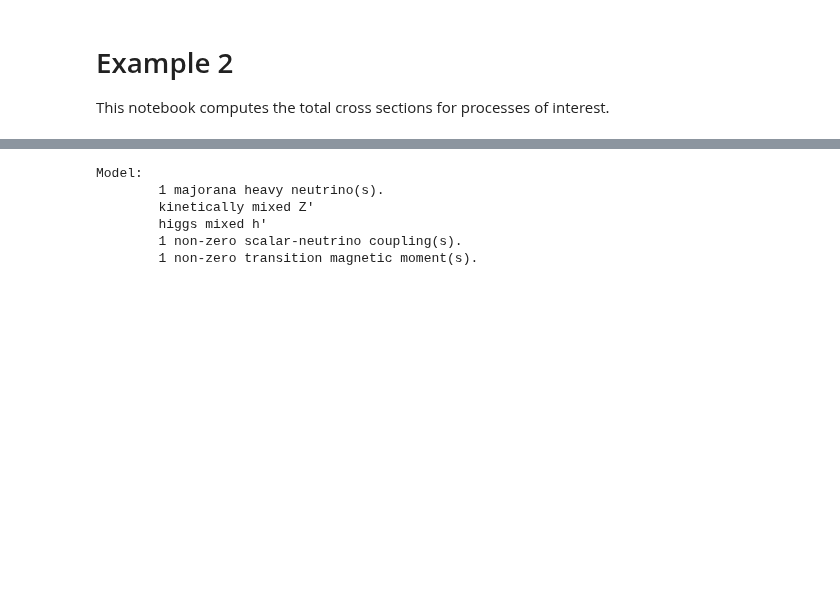
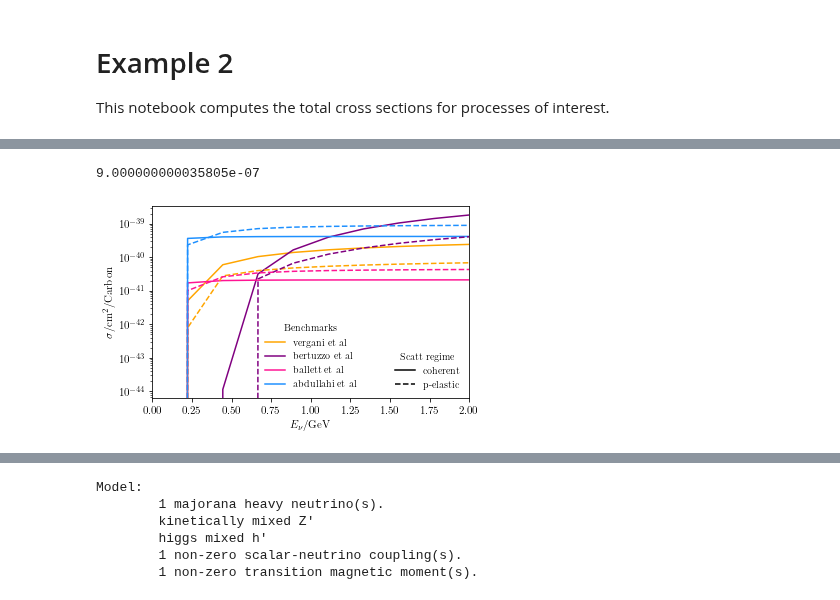
Before and after one commit to mhostert/DarkNews-generator, a Jupyter notebook: examples/Example_2_total_xsecs.ipynb, the cells around one changed output, grey strips where cells are left out. Saved outputs shown, nothing was run; the diff lists cells and outputs as text; code cells hidden in the pictures; blank space fills up the shorter version.

Commit message:
expanded example 2

```diff
--- a/examples/Example_2_total_xsecs.ipynb
+++ b/examples/Example_2_total_xsecs.ipynb
@@ -46,0 +92,44 @@ def std_savefig(fig, path):
+# %%
+calculator_bertuzzo.ups_case.Vij**2/calculator_bertuzzo.bsm_model.gD**2
+# %% [output]
+9.000000000035805e-07
+# %%
+Enu_range=np.linspace(0,2,10)
+
+vergani = (calculator_vergani.total_xsec(Enu_range, NEVAL=1000, NINT=10), calculator_vergani_pel.total_xsec(Enu_range, NEVAL=1000, NINT=10))
+bertuzzo = (calculator_bertuzzo.total_xsec(Enu_range, NEVAL=1000, NINT=10), calculator_bertuzzo_pel.total_xsec(Enu_range, NEVAL=1000, NINT=10))
+ballett = (calculator_ballett.total_xsec(Enu_range, NEVAL=1000, NINT=10), calculator_ballett_pel.total_xsec(Enu_range, NEVAL=1000, NINT=10))
+abdullahi = (calculator_abdullahi.total_xsec(Enu_range, NEVAL=1000, NINT=10), calculator_abdullahi_pel.total_xsec(Enu_range, NEVAL=1000, NINT=10))
+# %%
+fig, ax = std_fig(axes_form=[0.1,0.15,0.88,0.74], transparent=True, figsize=(5,3.6))
+
+l1,= ax.plot(Enu_range, vergani[0], label=calculator_vergani.bsm_model.name.replace("_"," "), c='orange')
+l2,= ax.plot(Enu_range, bertuzzo[0], label=calculator_bertuzzo.bsm_model.name.replace("_"," "), c='purple')
+l3,= ax.plot(Enu_range, ballett[0], label=calculator_ballett.bsm_model.name.replace("_"," "), c='deeppink')
+l4,= ax.plot(Enu_range, abdullahi[0], label=calculator_abdullahi.bsm_model.name.replace("_"," "), c='dodgerblue')
+
+ax.plot(Enu_range, vergani[1], ls='--', c='orange')
+ax.plot(Enu_range, bertuzzo[1], ls='--', c='purple')
+ax.plot(Enu_range, ballett[1], ls='--', c='deeppink')
+ax.plot(Enu_range, abdullahi[1], ls='--', c='dodgerblue')
+
+# ax.set_xscale("log")
+ax.set_yscale("log")
+ax.legend(frameon=False, loc='upper right')
+ax.set_xlim(min(Enu_range), max(Enu_range))
+# ax.set_ylim(1e-42,5e-38)
+
+
+proxy, = plt.plot([0,0],[0,0],linestyle='-',color='black')
+proxy2, = plt.plot([0,0],[0,0],linestyle='--',color='black')
+leg = ax.legend(handles=[l1,l2,l3,l4], frameon=False, loc = "lower center", title=r'Benchmarks')
+leg2 = ax.legend([proxy,proxy2], [r"coherent",r"p-elastic"], frameon=False, loc = "lower right", title=r'Scatt regime')
+ax.add_artist(leg)
+
+
+ax.set_xlabel(r'$E_\nu$/GeV')
+ax.set_ylabel(r'$\sigma$/cm$^2$/Carbon')
+
+plt.savefig("plots/example_2_xsec.pdf",dpi=400)
+# %% [output]
+[figure, added]
```
Also changed, not shown: parts of 12 cells of this notebook, 10 other files.
